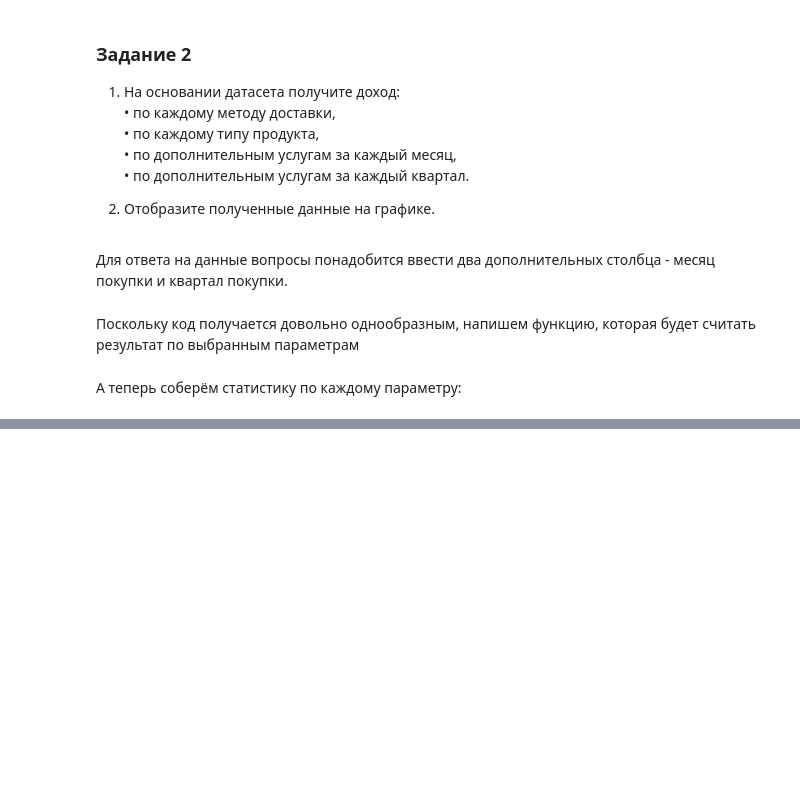
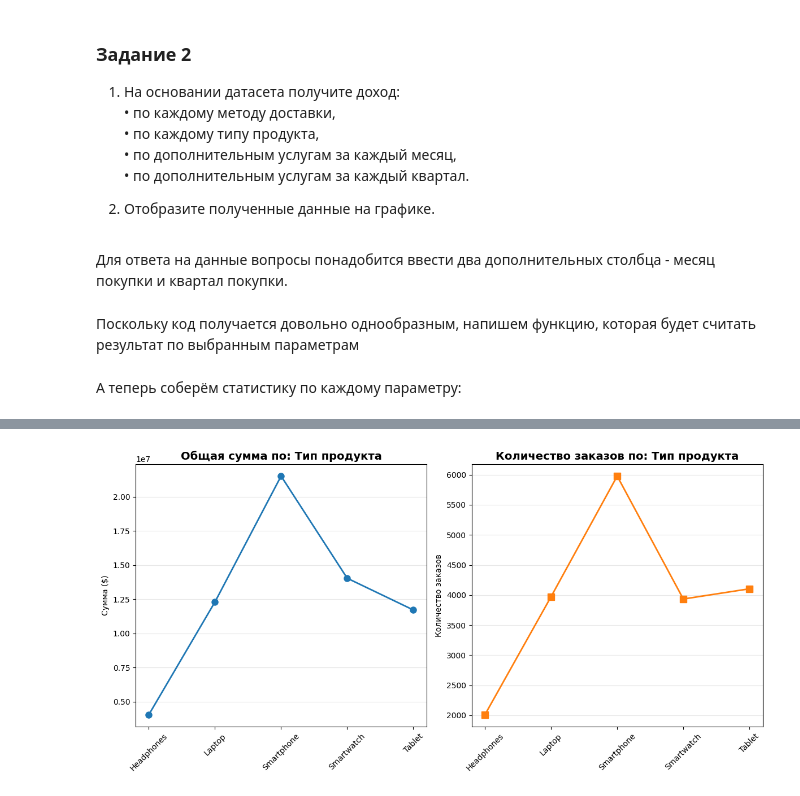
Before and after one commit to Sepulka-droid/HSE, a Jupyter notebook: 03_Pandas/HomeWork_3.ipynb, the cells around one changed output, grey strips where cells are left out. Saved outputs shown, nothing was run; the diff lists cells and outputs as text; code cells hidden in the pictures; blank space fills up the shorter version.

```diff
--- a/03_Pandas/HomeWork_3.ipynb
+++ b/03_Pandas/HomeWork_3.ipynb
@@ -210,0 +244,4 @@ result['Addons Quarterly']
+# %%
+draw_func('Product Type', 'Product Type', 'Тип продукта')
+# %% [output]
+[figure, added]
```
Also changed, not shown: parts of 11 cells of this notebook, 1 other file.
